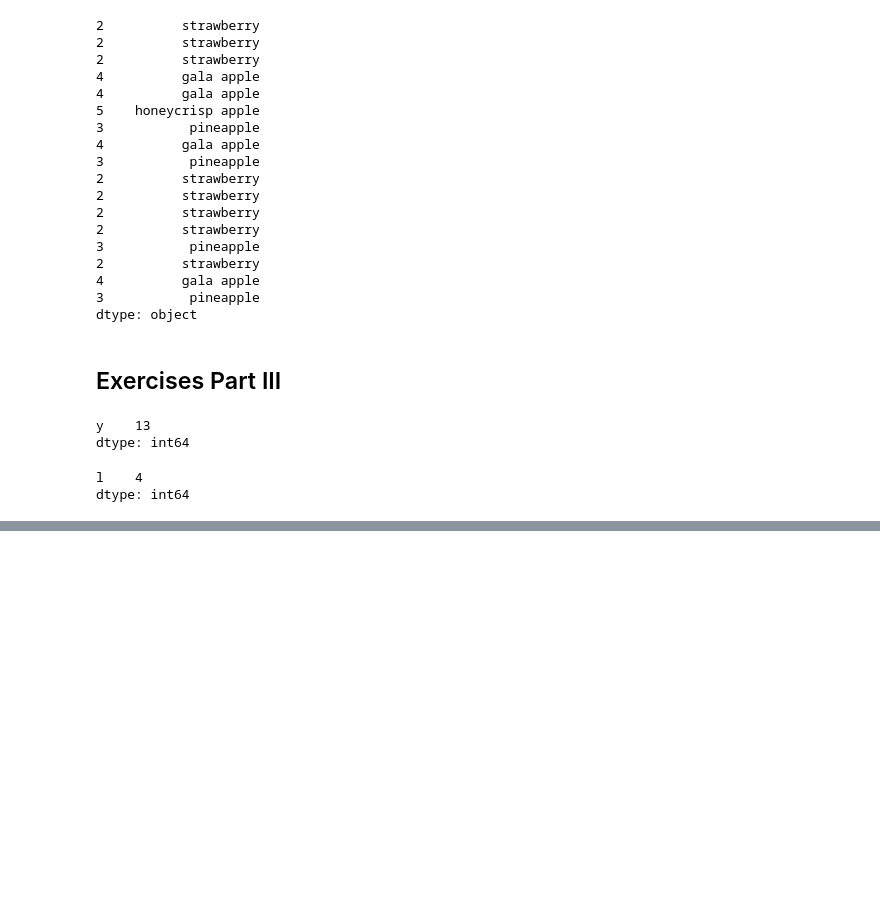
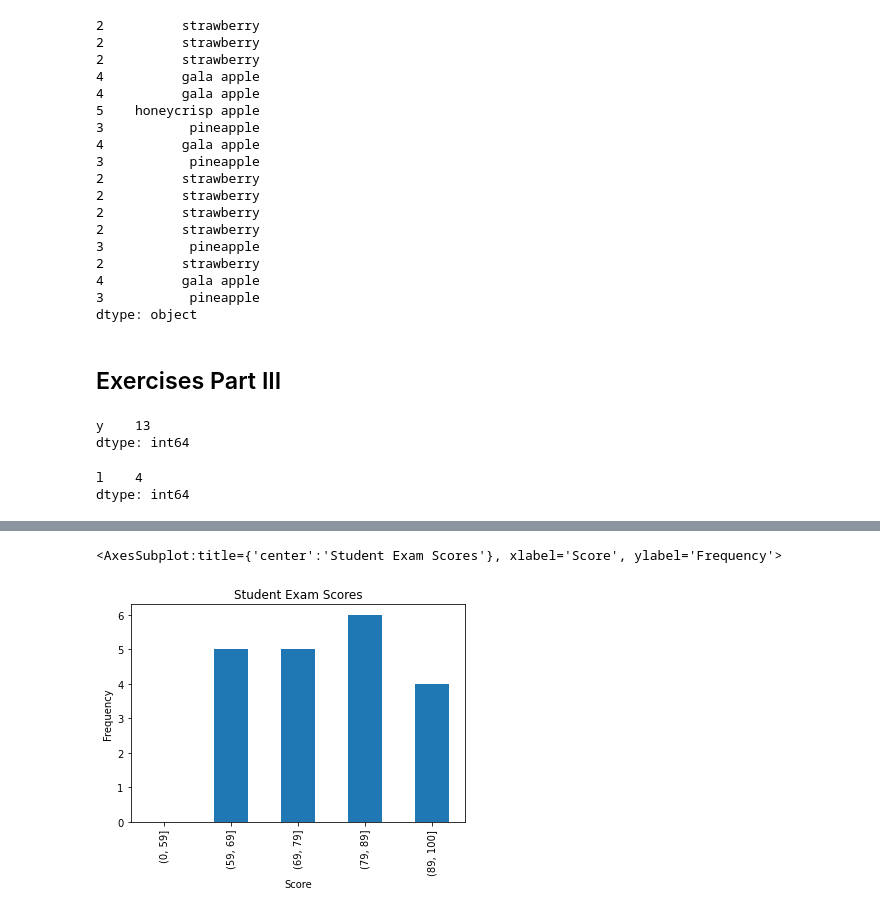
Before and after one commit to Daniel-Northcutt/numpy-pandas-visualization-exercises, a Jupyter notebook: pandas_series.ipynb, the cells around one changed output, grey strips where cells are left out. Cells and saved outputs as stored; diff of their text form; code cells hidden in the pictures; blank space fills up the shorter version.

```diff
--- a/pandas_series.ipynb
+++ b/pandas_series.ipynb
@@ -298,5 +364,6 @@ dtype: int64
 # %%
 # New Series
 exam_scores = [60, 86, 75, 62, 93, 71, 60, 83, 95, 78, 65, 72, 69, 81, 96, 80, 85, 92, 82, 78]
+exam_scores = pd.Series(exam_scores)
 # %%
 #1 How many elements are in the exam_scores Series?
@@ -305,4 +408,10 @@ exam_scores = [60, 86, 75, 62, 93, 71, 60, 83, 95, 78, 65, 72, 69, 81, 96, 80, 8
 # %%
 #3 Plot the Series in a meaningful way and make sure your chart has a title and axis labels.
+bin_scores = pd.cut(exam_scores, bins = (0,59,69,79,89,100)).value_counts()
+bin_scores.sort_index().plot.bar(xlabel = 'Score', ylabel = 'Frequency',
+                                title = 'Student Exam Scores')
+# %% [output]
+<AxesSubplot:title={'center':'Student Exam Scores'}, xlabel='Score', ylabel='Frequency'>
+[figure, added]
 # %%
 #4 Write the code necessary to implement a curve for your exam_grades Series and save this as curved_grades. Add the necessary points to the highest grade to make it 100, and add the same number of points to every other score in the Series as well.
```
Also changed, not shown: parts of 26 cells of this notebook.
